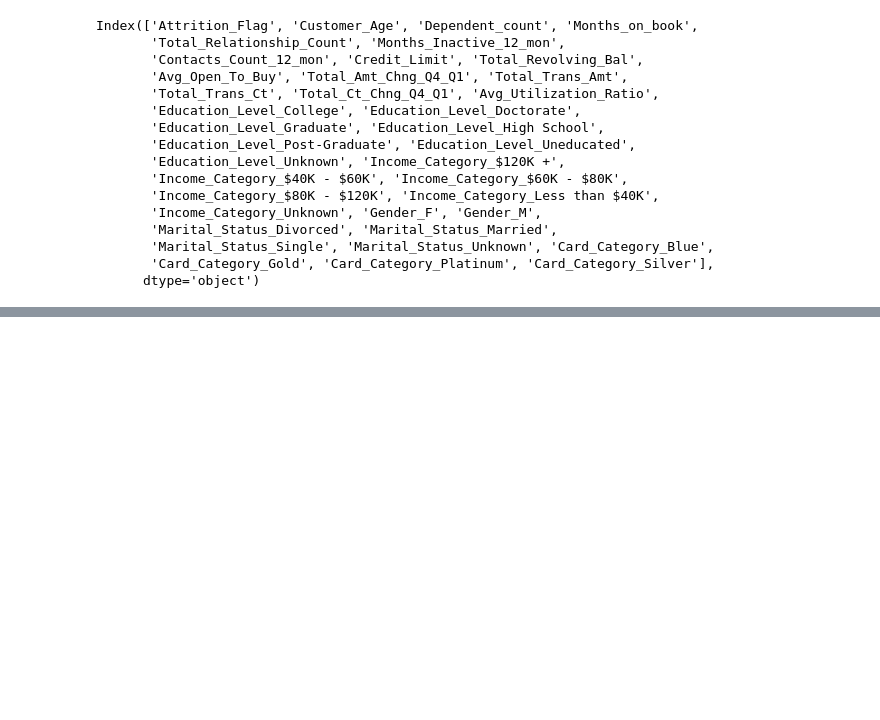
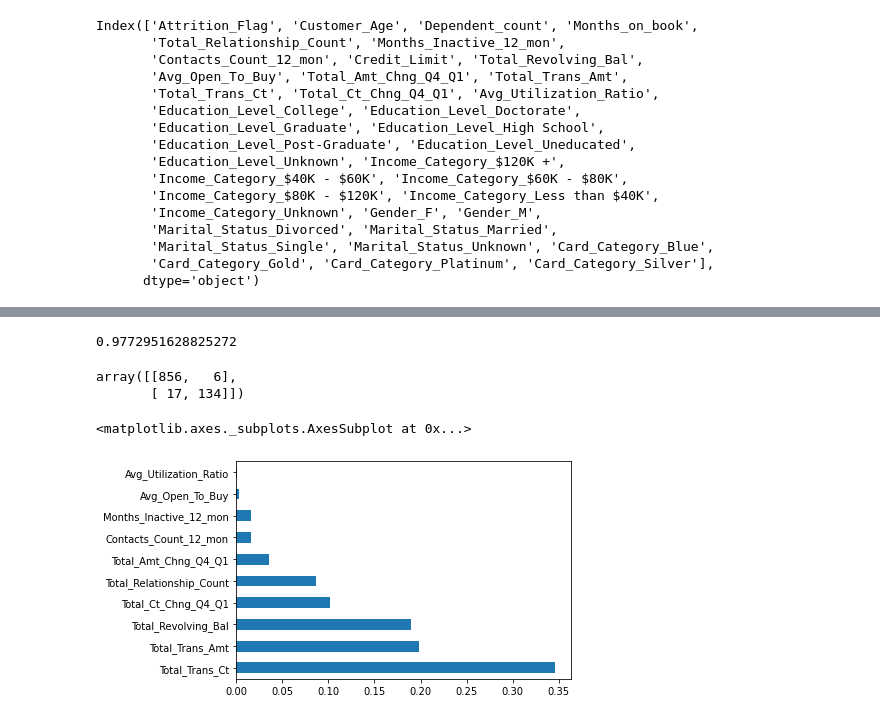
Before and after one commit to NDuyUyen/BankChurners, a Jupyter notebook: BankChurners.ipynb, the cells around one changed output, grey strips where cells are left out. Drawn from its saved outputs; the diff is of its cells as text; code cells hidden in the pictures; blank space fills up the shorter version.

```diff
--- a/BankChurners.ipynb
+++ b/BankChurners.ipynb
@@ -427,0 +508,22 @@ print(cross_val_score(DT, X, y, cv=10, scoring='accuracy').mean())
+# %%
+from sklearn.ensemble import GradientBoostingClassifier
+GB = GradientBoostingClassifier(random_state=10)
+GB.fit(X_train, y_train)
+GB.score(X_test, y_test)
+# %% [output]
+0.9772951628825272
+# %%
+from sklearn.metrics import confusion_matrix
+y_pred = GB.predict(X_test)
+cm = confusion_matrix(y_test, y_pred)
+cm
+# %% [output]
+array([[856,   6],
+       [ 17, 134]])
+# %%
+(pd.Series(GB.feature_importances_, index=all_Data.columns)
+   .nlargest(10)
+   .plot(kind='barh'))
+# %% [output]
+<matplotlib.axes._subplots.AxesSubplot at 0x...>
+[figure, added]
```
Also changed, not shown: parts of 25 cells of this notebook.
